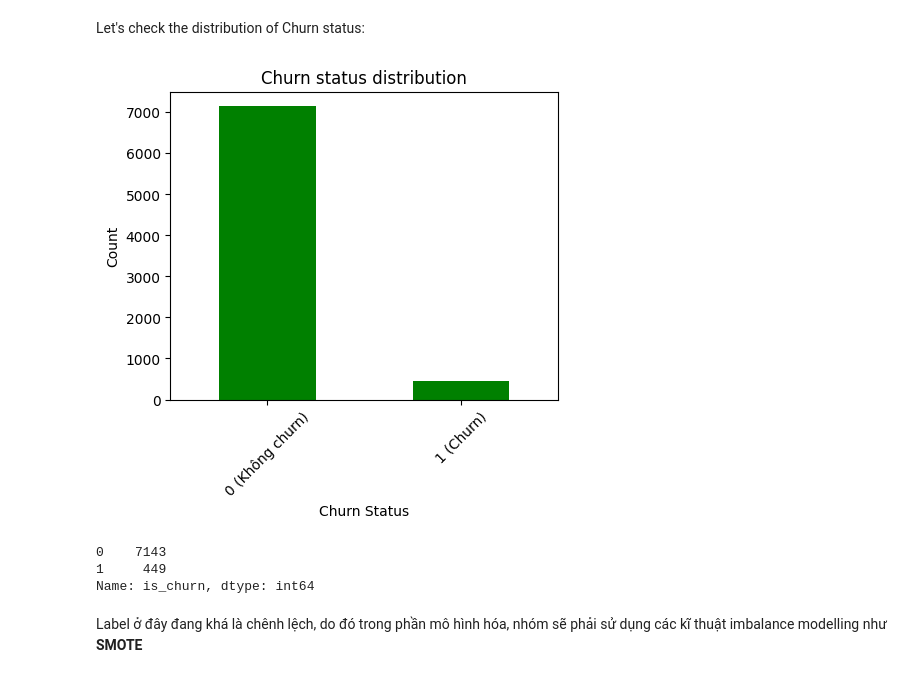
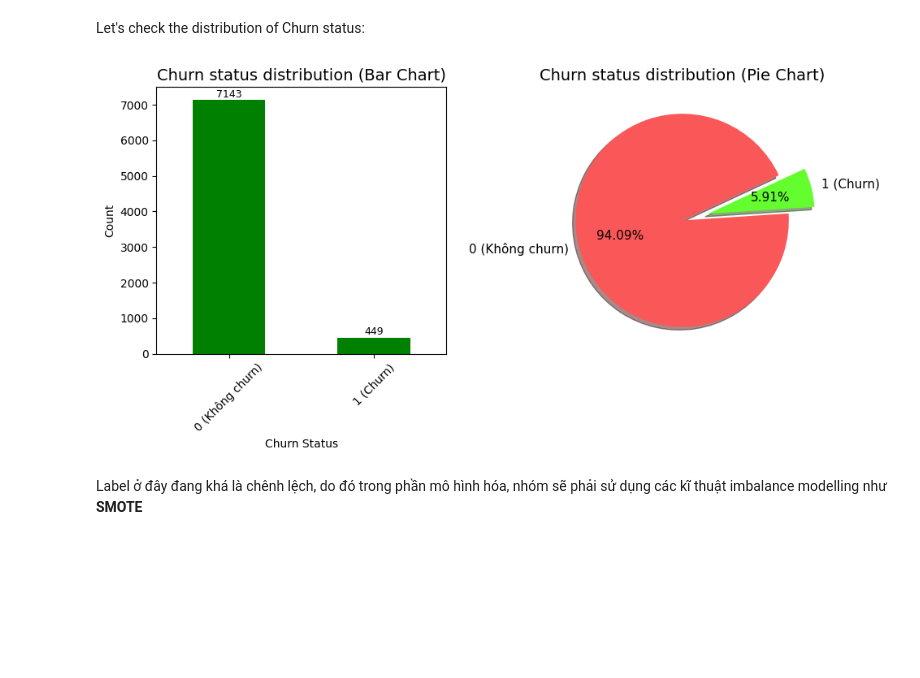
Before and after one commit to 2uanDM/FDC105_final, a Jupyter notebook: FDC105_final.ipynb, the cells around one changed output. Cells and saved outputs as stored; diff of their text form; code cells hidden in the pictures; blank space fills up the shorter version.

```diff
--- a/FDC105_final.ipynb
+++ b/FDC105_final.ipynb
@@ -322,26 +322,35 @@ df['is_churn'] = (churn_cond_0 | churn_cond_1 | churn_cond_2).astype('int')
 - is_churn = 1: Khách hàng rời bỏ
 # %% [markdown]
 Let's check the distribution of Churn status:
-# %%
-ax = df['is_churn'].value_counts().plot(kind='bar',
-                                   xlabel='Churn Status',
-                                   ylabel='Count',
-                                   title='Churn status distribution',
-                                   figsize=(5,4),
-                                   fontsize=10,
-                                   color='green')
-
-ax.set_xticklabels(['0 (Không churn)', '1 (Churn)'], rotation = 45)
-plt.show()
-# %% [output]
-[figure, removed]
-# %%
-#Số lượng khách hàng rời bỏ và khách hàng tiếp tục sử dụng
-df['is_churn'].value_counts()
-# %% [output]
-0    7143
-1     449
-Name: is_churn, dtype: int64
+# %%
+# Create a figure with a grid of 1 row and 2 columns
+fig, axs = plt.subplots(1, 2, figsize=(10, 5))
+
+# Bar chart
+axs[0].set_title('Churn status distribution (Bar Chart)', fontsize=14)
+bar_plot = df['is_churn'].value_counts().plot(kind='bar', ax=axs[0], color='green', xlim = (0,9001))
+axs[0].set_xlabel('Churn Status')
+axs[0].set_ylabel('Count')
+axs[0].set_xticklabels(['0 (Không churn)', '1 (Churn)'], rotation=45)
+
+# Add value labels to the bar chart
+for p in bar_plot.patches:
+    bar_plot.annotate(str(p.get_height()), (p.get_x() + p.get_width() / 2., p.get_height()), ha='center', va='center', xytext=(0, 5), textcoords='offset points', fontsize=9)
+
+# Pie chart
+colors = ["#FA5858", "#64FE2E"]
+labels = '0 (Không churn)', '1 (Churn)'
+axs[1].set_title('Churn status distribution (Pie Chart)', fontsize=14)
+df['is_churn'].value_counts().plot.pie(explode=[0, 0.25], autopct='%1.2f%%', shadow=True, colors=colors, labels=labels, fontsize=11, startangle=25, ax=axs[1])
+axs[1].set_ylabel('')  # Remove the ylabel
+
+# Adjust the layout to prevent overlapping of subplots
+plt.tight_layout()
+
+# Display the charts
+plt.show()
+# %% [output]
+[figure, added]
 # %% [markdown]
 Label ở đây đang khá là chênh lệch, do đó trong phần mô hình hóa, nhóm sẽ phải sử dụng các kĩ thuật imbalance modelling như **SMOTE**
 # %% [markdown]
```
Also changed, not shown: parts of 6 cells of this notebook.
